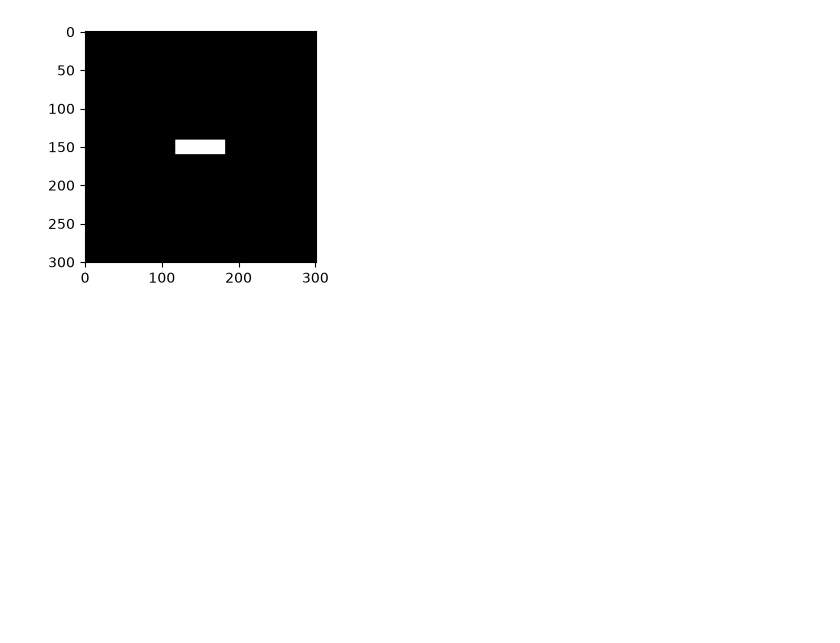
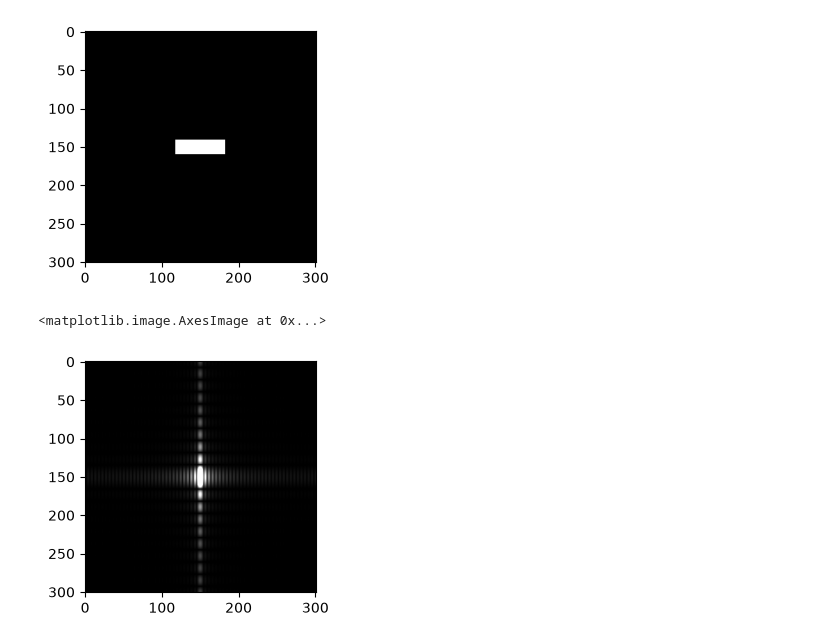
Before and after one commit to Eoleefe/TP1-M-ANA, a Jupyter notebook: Exo10.ipynb, the cells around one changed output. Saved outputs shown, nothing was run; the diff lists cells and outputs as text; code cells hidden in the pictures; blank space fills up the shorter version.

```diff
--- a/Exo10.ipynb
+++ b/Exo10.ipynb
@@ -43,3 +43,55 @@ plt.imshow(P, cmap='gray')
 # %% [output]
 <matplotlib.image.AxesImage at 0x...>
 [figure]
+# %%
+import scipy
+import numpy as np
+import matplotlib.pyplot as plt
+
+######################## Définition des fonctions ##############################
+'''def porte_2d(n, m, lx, ly):
+    """
+    Génère une fenêtre rectangulaire de dimensions lx x ly au centre d'une matrice de dimensions n x m.
+    """
+    M = np.zeros((n, m))
+    cx, cy = n // 2, m // 2
+    M[cx - lx//2:cx + lx//2, cy - ly//2:cy + ly//2] = 1
+    return M'''
+
+def porte_2d(n, m, lx, ly):
+    """
+    Génère une fenêtre rectangulaire de dimensions lx x ly au centre d'une matrice de dimensions n x m.
+
+    Parameters:
+    n (int): Nombre de lignes de la matrice.
+    m (int): Nombre de colonnes de la matrice.
+    lx (int): Largeur de la fenêtre rectangulaire.
+    ly (int): Hauteur de la fenêtre rectangulaire.
+
+    Returns:
+    numpy array: Matrice avec la fenêtre rectangulaire.
+    """
+    x = np.arange(-n//2, n//2 + 1)
+    y = np.arange(-m//2, m//2 + 1)
+    p1 = np.abs(x) < 0.5 * lx
+    p2 = np.abs(y) < 0.5 * ly
+    P = np.outer(p2, p1).astype(float)
+    return P
+
+# Exemple d'utilisation de la fonction porte_2d
+n, m = 300, 300
+lx, ly = 65, 20
+P = porte_2d(n, m, lx, ly)
+plt.figure(1,figsize=(3,3))
+plt.imshow(P, cmap='gray')
+
+
+f = scipy.fft.fft2(P)
+
+F = scipy.fft.fftshift(f)
+
+plt.figure(1,figsize=(3,3))
+plt.imshow(abs(F), cmap='gray', vmin = 0, vmax = 255)
+# %% [output]
+<matplotlib.image.AxesImage at 0x...>
+[figure, added]
```
Also changed, not shown: parts of 10 cells of this notebook, 1 other file.
